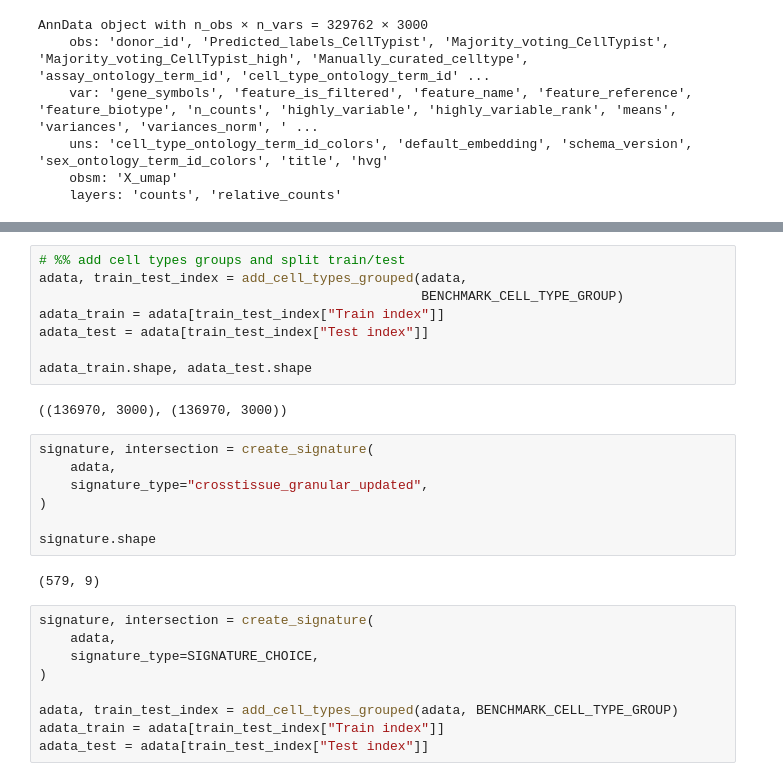
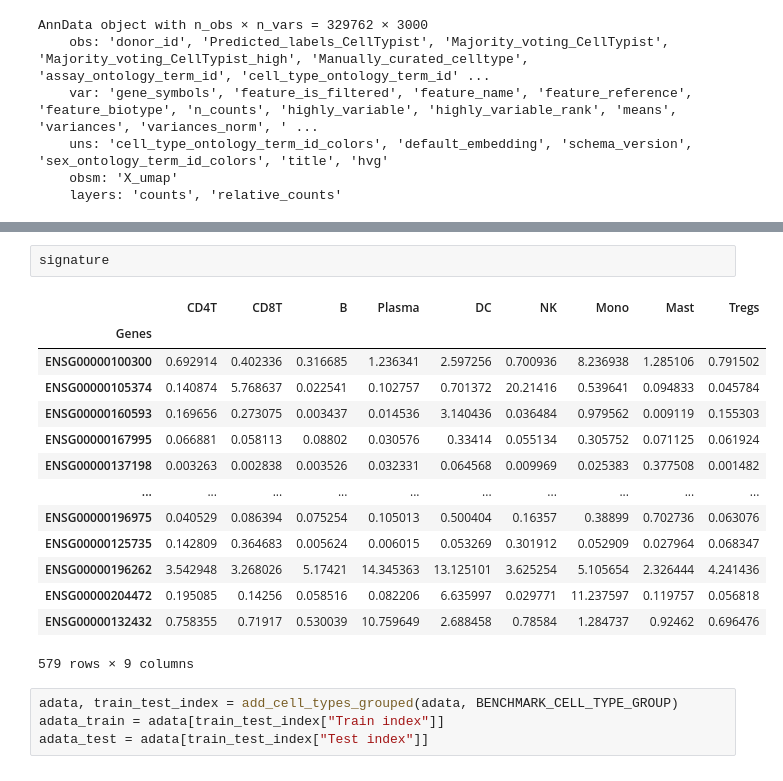
Before and after one commit to owkin/deepdeconv-fork, a Jupyter notebook: notebooks/TAPE_cti.ipynb, the cells around one changed output, grey strips where cells are left out. Saved outputs shown, nothing was run; the diff lists cells and outputs as text.

```diff
--- a/notebooks/TAPE_cti.ipynb
+++ b/notebooks/TAPE_cti.ipynb
@@ -39,28 +65,21 @@ AnnData object with n_obs × n_vars = 329762 × 3000
+# %%
+signature
+# %% [output]
+|  | CD4T | CD8T | B | Plasma | DC | NK | Mono | Mast | Tregs |
+| Genes |  |  |  |  |  |  |  |  |  |
+| ENSG00000100300 | 0.692914 | 0.402336 | 0.316685 | 1.236341 | 2.597256 | 0.700936 | 8.236938 | 1.285106 | 0.791502 |
+| ENSG00000105374 | 0.140874 | 5.768637 | 0.022541 | 0.102757 | 0.701372 | 20.21416 | 0.539641 | 0.094833 | 0.045784 |
+| ENSG00000160593 | 0.169656 | 0.273075 | 0.003437 | 0.014536 | 3.140436 | 0.036484 | 0.979562 | 0.009119 | 0.155303 |
+| ENSG00000167995 | 0.066881 | 0.058113 | 0.08802 | 0.030576 | 0.33414 | 0.055134 | 0.305752 | 0.071125 | 0.061924 |
+| ENSG00000137198 | 0.003263 | 0.002838 | 0.003526 | 0.032331 | 0.064568 | 0.009969 | 0.025383 | 0.377508 | 0.001482 |
+| ... | ... | ... | ... | ... | ... | ... | ... | ... | ... |
+| ENSG00000196975 | 0.040529 | 0.086394 | 0.075254 | 0.105013 | 0.500404 | 0.16357 | 0.38899 | 0.702736 | 0.063076 |
+| ENSG00000125735 | 0.142809 | 0.364683 | 0.005624 | 0.006015 | 0.053269 | 0.301912 | 0.052909 | 0.027964 | 0.068347 |
+| ENSG00000196262 | 3.542948 | 3.268026 | 5.17421 | 14.345363 | 13.125101 | 3.625254 | 5.105654 | 2.326444 | 4.241436 |
+| ENSG00000204472 | 0.195085 | 0.14256 | 0.058516 | 0.082206 | 6.635997 | 0.029771 | 11.237597 | 0.119757 | 0.056818 |
+| ENSG00000132432 | 0.758355 | 0.71917 | 0.530039 | 10.759649 | 2.688458 | 0.78584 | 1.284737 | 0.92462 | 0.696476 |
+579 rows × 9 columns
 # %%
-# %% add cell types groups and split train/test
-adata, train_test_index = add_cell_types_grouped(adata,
-                                                 BENCHMARK_CELL_TYPE_GROUP)
+adata, train_test_index = add_cell_types_grouped(adata, BENCHMARK_CELL_TYPE_GROUP)
 adata_train = adata[train_test_index["Train index"]]
 adata_test = adata[train_test_index["Test index"]]
-
-adata_train.shape, adata_test.shape
-# %% [output]
-((136970, 3000), (136970, 3000))
-# %%
-signature, intersection = create_signature(
-    adata,
-    signature_type="crosstissue_granular_updated",
-)
-
-signature.shape
-# %% [output]
-(579, 9)
-# %%
-signature, intersection = create_signature(
-    adata,
-    signature_type=SIGNATURE_CHOICE,
-)
-
-adata, train_test_index = add_cell_types_grouped(adata, BENCHMARK_CELL_TYPE_GROUP)
-adata_train = adata[train_test_index["Train index"]]
-adata_test = adata[train_test_index["Test index"]]
```
Also changed, not shown: parts of 24 cells of this notebook.
